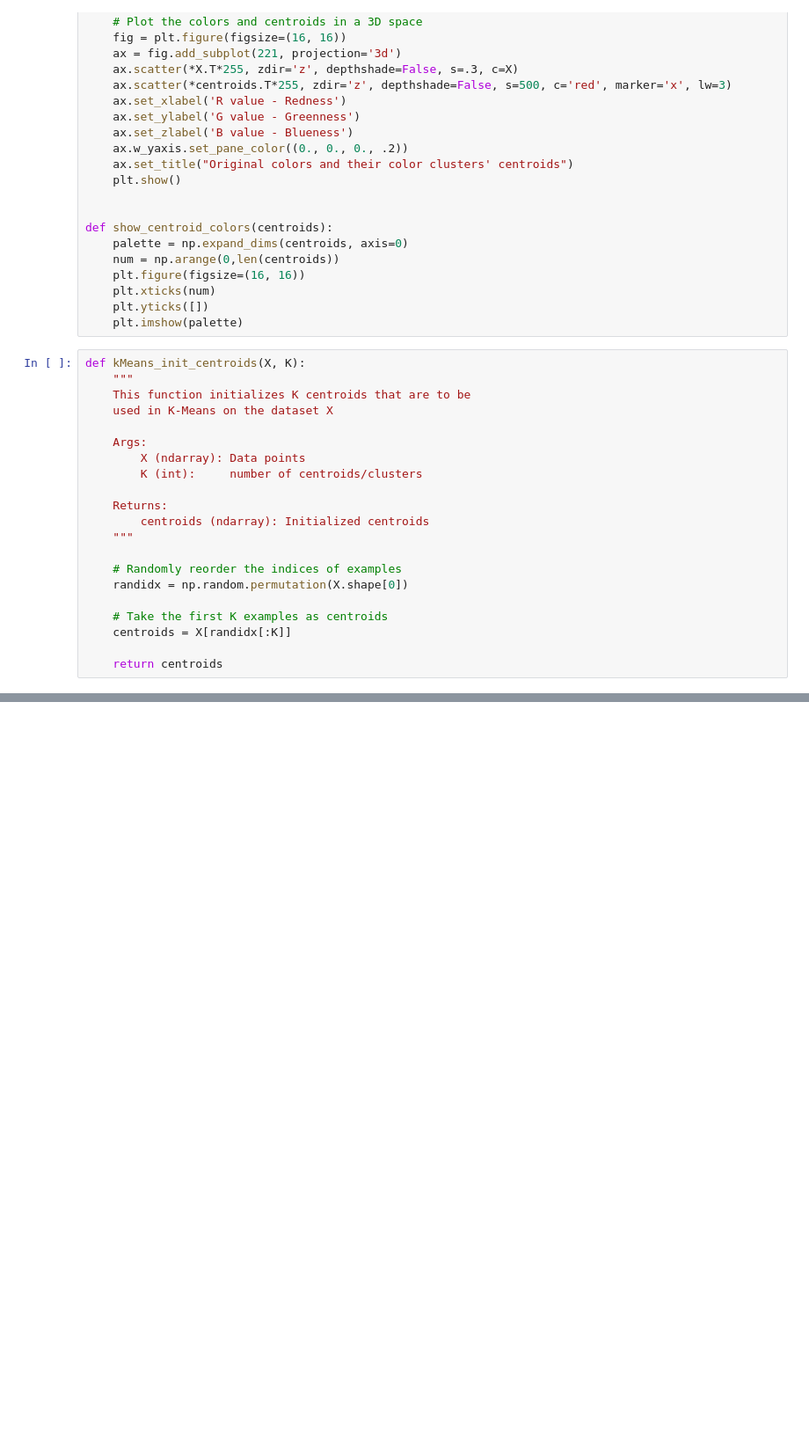
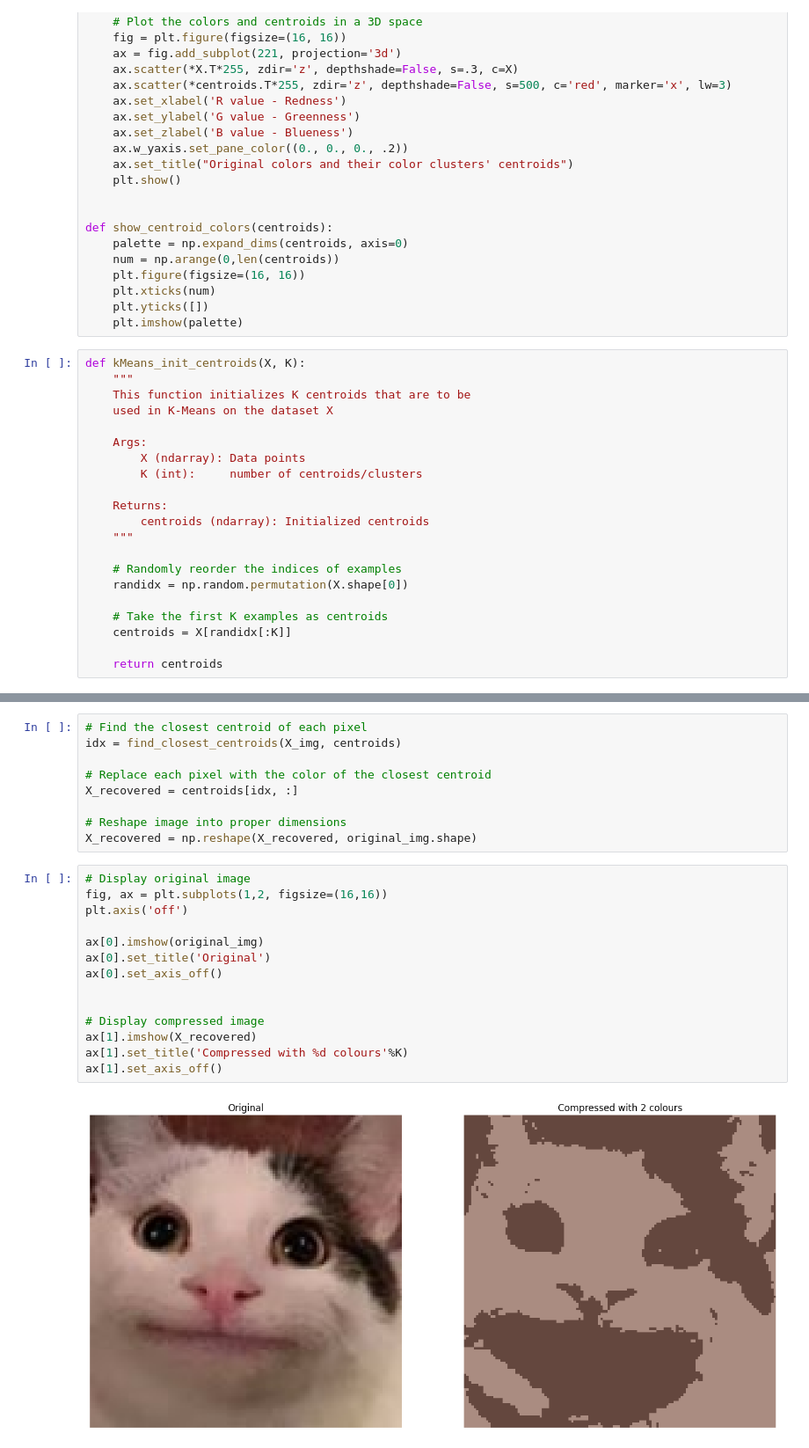
Before and after one commit to fistfulofyen/Applications_of_Machine_Learning, a Jupyter notebook: K_mean.ipynb, the cells around one changed output, grey strips where cells are left out. Shown at 88% size. Cells and saved outputs as stored; diff of their text form; blank space fills up the shorter version.

```diff
--- a/K_mean.ipynb
+++ b/K_mean.ipynb
@@ -225,0 +272,25 @@ K-Means iteration 1/4
+# %%
+# Find the closest centroid of each pixel
+idx = find_closest_centroids(X_img, centroids)
+
+# Replace each pixel with the color of the closest centroid
+X_recovered = centroids[idx, :]
+
+# Reshape image into proper dimensions
+X_recovered = np.reshape(X_recovered, original_img.shape)
+# %%
+# Display original image
+fig, ax = plt.subplots(1,2, figsize=(16,16))
+plt.axis('off')
+
+ax[0].imshow(original_img)
+ax[0].set_title('Original')
+ax[0].set_axis_off()
+
+
+# Display compressed image
+ax[1].imshow(X_recovered)
+ax[1].set_title('Compressed with %d colours'%K)
+ax[1].set_axis_off()
+# %% [output]
+[figure, added]
```
Also changed, not shown: parts of 10 cells of this notebook.
